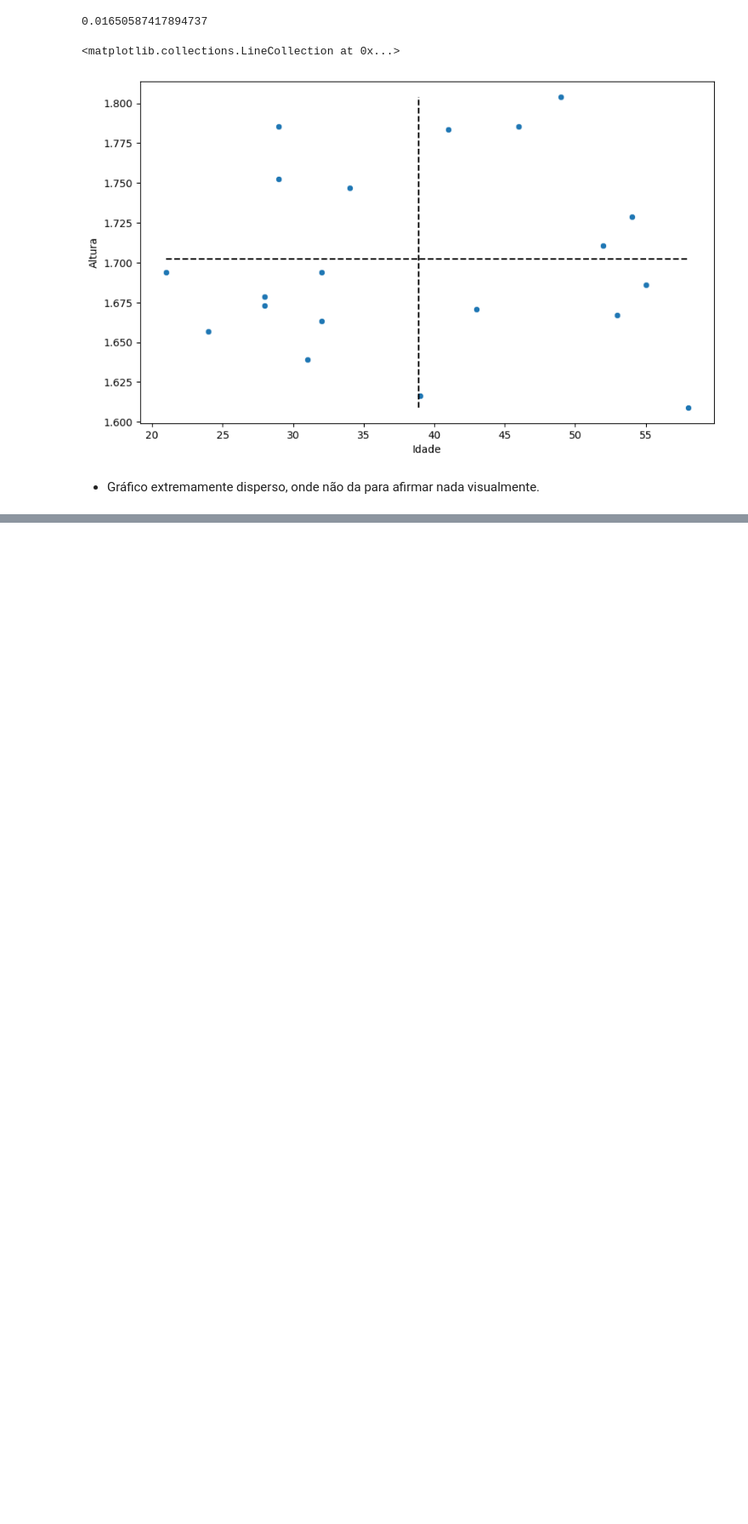
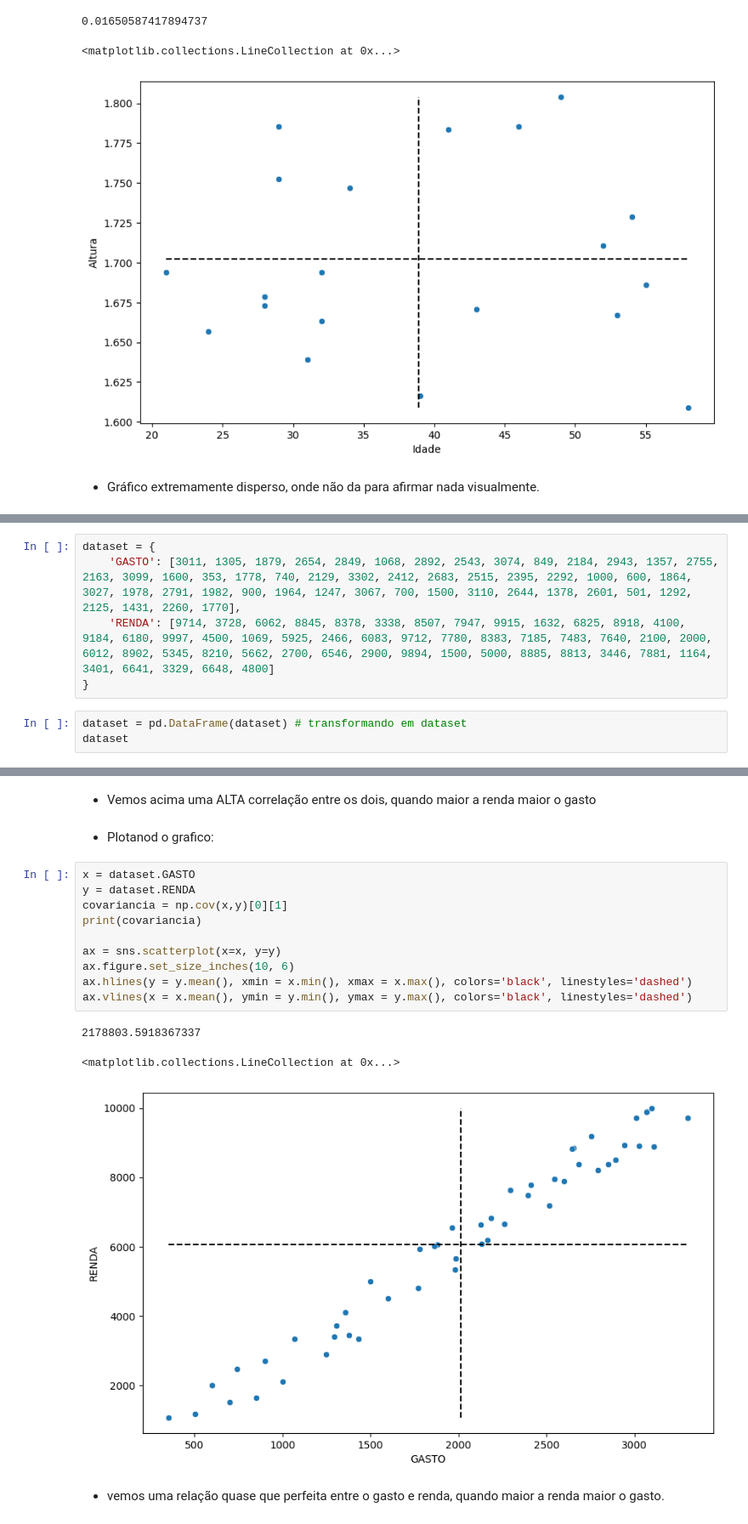
Before and after one commit to JonasSouza871/Machine-Learning-Statistics-Studies, a Jupyter notebook: Correlação_e_Regressão.ipynb, the cells around one changed output, grey strips where cells are left out. Shown: that part at 85% size. Saved outputs shown, nothing was run; the diff lists cells and outputs as text; blank space fills up the shorter version.

```diff
--- a/Correlação_e_Regressão.ipynb
+++ b/Correlação_e_Regressão.ipynb
@@ -351,0 +407,8 @@ ax.vlines(x = x.mean(), ymin = y.min(), ymax = y.max(), colors='black', linestyl
+# %%
+dataset = {
+    'GASTO': [3011, 1305, 1879, 2654, 2849, 1068, 2892, 2543, 3074, 849, 2184, 2943, 1357, 2755, 2163, 3099, 1600, 353, 1778, 740, 2129, 3302, 2412, 2683, 2515, 2395, 2292, 1000, 600, 1864, 3027, 1978, 2791, 1982, 900, 1964, 1247, 3067, 700, 1500, 3110, 2644, 1378, 2601, 501, 1292, 2125, 1431, 2260, 1770],
+    'RENDA': [9714, 3728, 6062, 8845, 8378, 3338, 8507, 7947, 9915, 1632, 6825, 8918, 4100, 9184, 6180, 9997, 4500, 1069, 5925, 2466, 6083, 9712, 7780, 8383, 7185, 7483, 7640, 2100, 2000, 6012, 8902, 5345, 8210, 5662, 2700, 6546, 2900, 9894, 1500, 5000, 8885, 8813, 3446, 7881, 1164, 3401, 6641, 3329, 6648, 4800]
+}
+# %%
+dataset = pd.DataFrame(dataset) # transformando em dataset
+dataset
@@ -351,0 +439,20 @@ ax.vlines(x = x.mean(), ymin = y.min(), ymax = y.max(), colors='black', linestyl
+# %% [markdown]
+- Vemos acima uma ALTA correlação entre os dois, quando maior a renda maior o gasto
+# %% [markdown]
+- Plotanod o grafico:
+# %%
+x = dataset.GASTO
+y = dataset.RENDA
+covariancia = np.cov(x,y)[0][1]
+print(covariancia)
+
+ax = sns.scatterplot(x=x, y=y)
+ax.figure.set_size_inches(10, 6)
+ax.hlines(y = y.mean(), xmin = x.min(), xmax = x.max(), colors='black', linestyles='dashed')
+ax.vlines(x = x.mean(), ymin = y.min(), ymax = y.max(), colors='black', linestyles='dashed')
+# %% [output]
+2178803.5918367337
+<matplotlib.collections.LineCollection at 0x...>
+[figure, added]
+# %% [markdown]
+- vemos uma relação quase que perfeita entre o gasto e renda, quando maior a renda maior o gasto.
```
Also changed, not shown: parts of 18 cells of this notebook.
